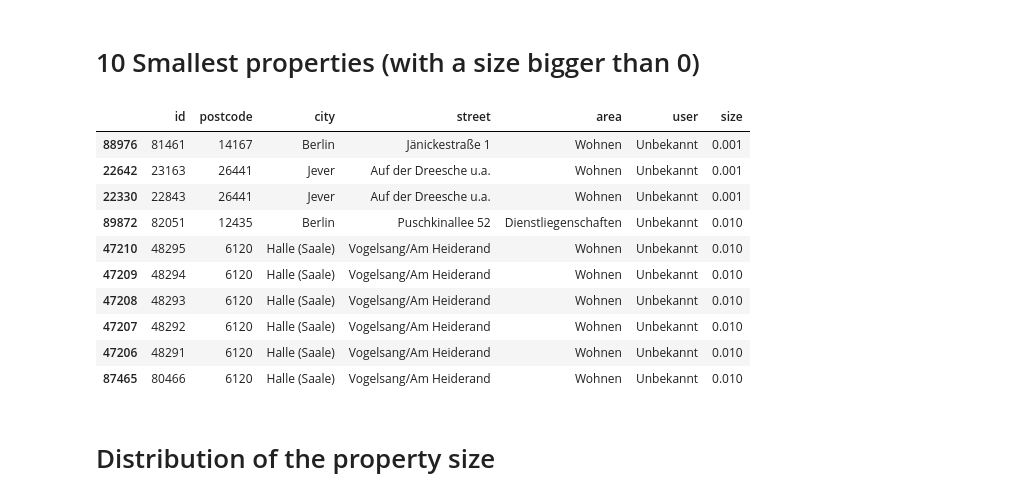
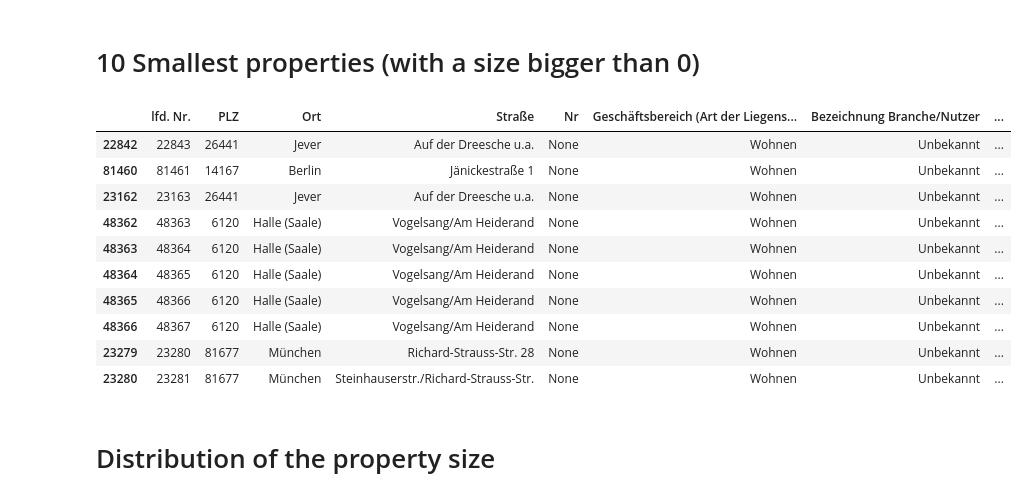
Before and after one commit to bundesAPI/bundesanstalt-immobilienaufgaben-liegenschaften, a Jupyter notebook: Quick_Exploration.ipynb, the cells around one changed output. Cells and saved outputs as stored; diff of their text form; code cells hidden in the pictures.

```diff
--- a/Quick_Exploration.ipynb
+++ b/Quick_Exploration.ipynb
@@ -15,3 +3,5 @@ df = pd.read_csv("Fixed_Anlage_wo_pwd.csv",dtype=data_types)
+# %%
+df = pd.read_parquet("Anlage.parquet")
 # %%
 df.sample(10)
 # %% [output]
@@ -111,20 +99,20 @@ df.sort_values(by="size",ascending=False).head(10)
 # %% [markdown]
 # 10 Smallest properties (with a size bigger than 0)
 # %%
-df[df["size"]>0].sort_values(by="size",ascending=True).head(10)
+df[df["Objektfläche m²"]>0].sort_values(by="Objektfläche m²",ascending=True).head(10)
 ### Weird results
 # %% [output]
-|  | id | postcode | city | street | area | user | size |
-| 88976 | 81461 | 14167 | Berlin | Jänickestraße 1 | Wohnen | Unbekannt | 0.001 |
-| 22642 | 23163 | 26441 | Jever | Auf der Dreesche u.a. | Wohnen | Unbekannt | 0.001 |
-| 22330 | 22843 | 26441 | Jever | Auf der Dreesche u.a. | Wohnen | Unbekannt | 0.001 |
-| 89872 | 82051 | 12435 | Berlin | Puschkinallee 52 | Dienstliegenschaften | Unbekannt | 0.010 |
-| 47210 | 48295 | 6120 | Halle (Saale) | Vogelsang/Am Heiderand | Wohnen | Unbekannt | 0.010 |
-| 47209 | 48294 | 6120 | Halle (Saale) | Vogelsang/Am Heiderand | Wohnen | Unbekannt | 0.010 |
-| 47208 | 48293 | 6120 | Halle (Saale) | Vogelsang/Am Heiderand | Wohnen | Unbekannt | 0.010 |
-| 47207 | 48292 | 6120 | Halle (Saale) | Vogelsang/Am Heiderand | Wohnen | Unbekannt | 0.010 |
-| 47206 | 48291 | 6120 | Halle (Saale) | Vogelsang/Am Heiderand | Wohnen | Unbekannt | 0.010 |
-| 87465 | 80466 | 6120 | Halle (Saale) | Vogelsang/Am Heiderand | Wohnen | Unbekannt | 0.010 |
+|  | lfd. Nr. | PLZ | Ort | Straße | Nr | Geschäftsbereich (Art der Liegens... | Bezeichnung Branche/Nutzer | ... |
+| 22842 | 22843 | 26441 | Jever | Auf der Dreesche u.a. | None | Wohnen | Unbekannt | ... |
+| 81460 | 81461 | 14167 | Berlin | Jänickestraße 1 | None | Wohnen | Unbekannt | ... |
+| 23162 | 23163 | 26441 | Jever | Auf der Dreesche u.a. | None | Wohnen | Unbekannt | ... |
+| 48362 | 48363 | 6120 | Halle (Saale) | Vogelsang/Am Heiderand | None | Wohnen | Unbekannt | ... |
+| 48363 | 48364 | 6120 | Halle (Saale) | Vogelsang/Am Heiderand | None | Wohnen | Unbekannt | ... |
+| 48364 | 48365 | 6120 | Halle (Saale) | Vogelsang/Am Heiderand | None | Wohnen | Unbekannt | ... |
+| 48365 | 48366 | 6120 | Halle (Saale) | Vogelsang/Am Heiderand | None | Wohnen | Unbekannt | ... |
+| 48366 | 48367 | 6120 | Halle (Saale) | Vogelsang/Am Heiderand | None | Wohnen | Unbekannt | ... |
+| 23279 | 23280 | 81677 | München | Richard-Strauss-Str. 28 | None | Wohnen | Unbekannt | ... |
+| 23280 | 23281 | 81677 | München | Steinhauserstr./Richard-Strauss-Str. | None | Wohnen | Unbekannt | ... |
 # %% [markdown]
 # Distribution of the property size
 # %%
```
Also changed, not shown: parts of 15 cells of this notebook, 11 other files.
